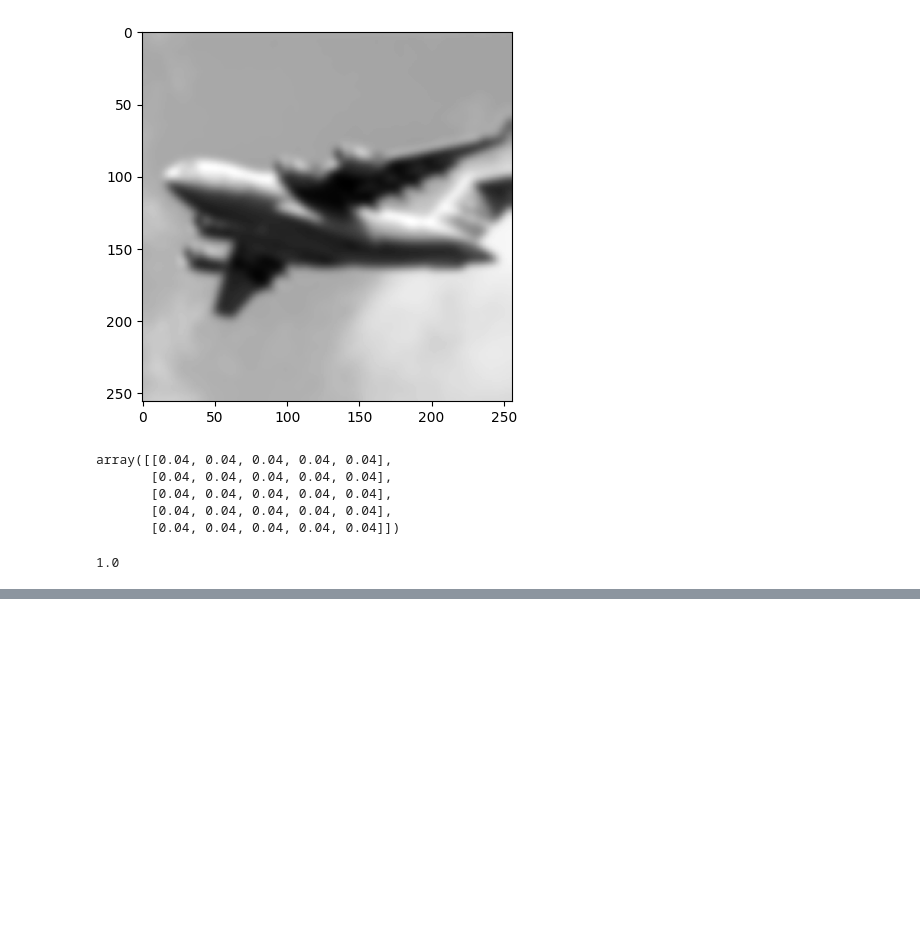
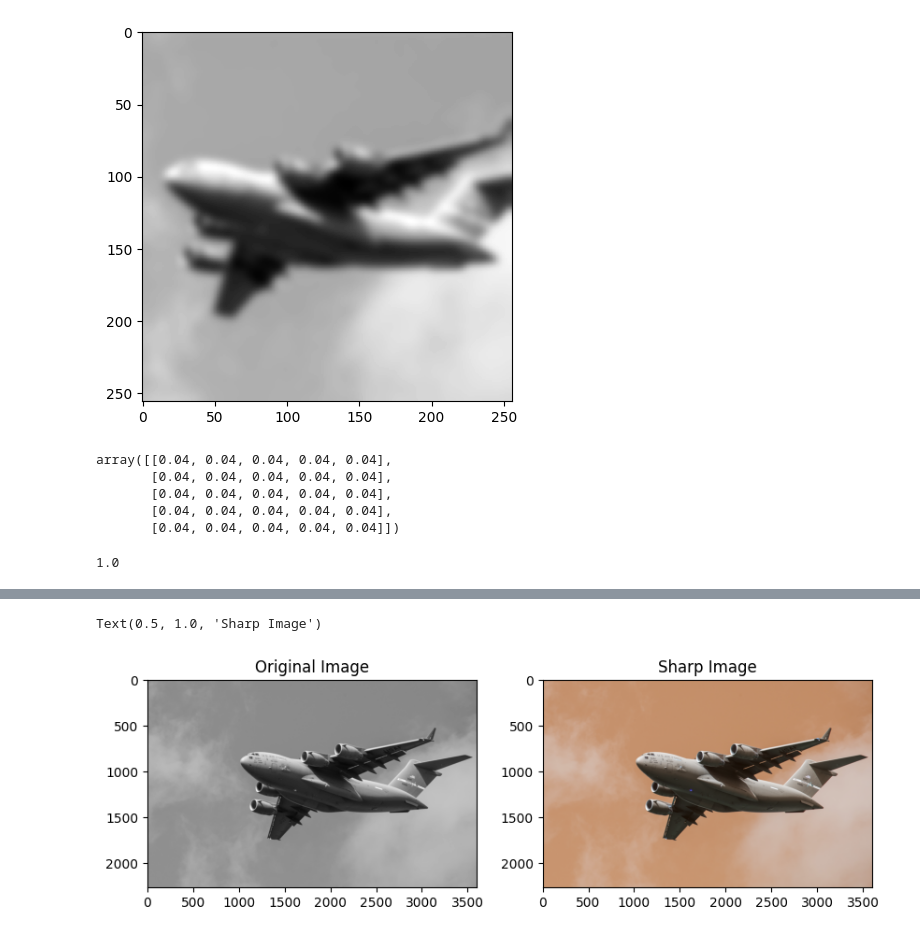
Before and after one commit to horolrolx/ai_visualization, a Jupyter notebook: day07/DAY7.ipynb, the cells around one changed output, grey strips where cells are left out. Cells and saved outputs as stored; diff of their text form; code cells hidden in the pictures; blank space fills up the shorter version.

```diff
--- a/day07/DAY7.ipynb
+++ b/day07/DAY7.ipynb
@@ -174,0 +196,11 @@ NameError: name 'image_kernel' is not defined
+# %%
+# 이미지에 커널 적용
+fig, ax = plt.subplots(1,2, figsize=(10,5))
+ax[0].imshow(img, cmap='gray')
+ax[0].set_title('Original Image')
+
+ax[1].imshow(img_sharp, cmap='gray')
+ax[1].set_title('Sharp Image')
+# %% [output]
+Text(0.5, 1.0, 'Sharp Image')
+[figure, added]
```
Also changed, not shown: parts of 6 cells of this notebook.
